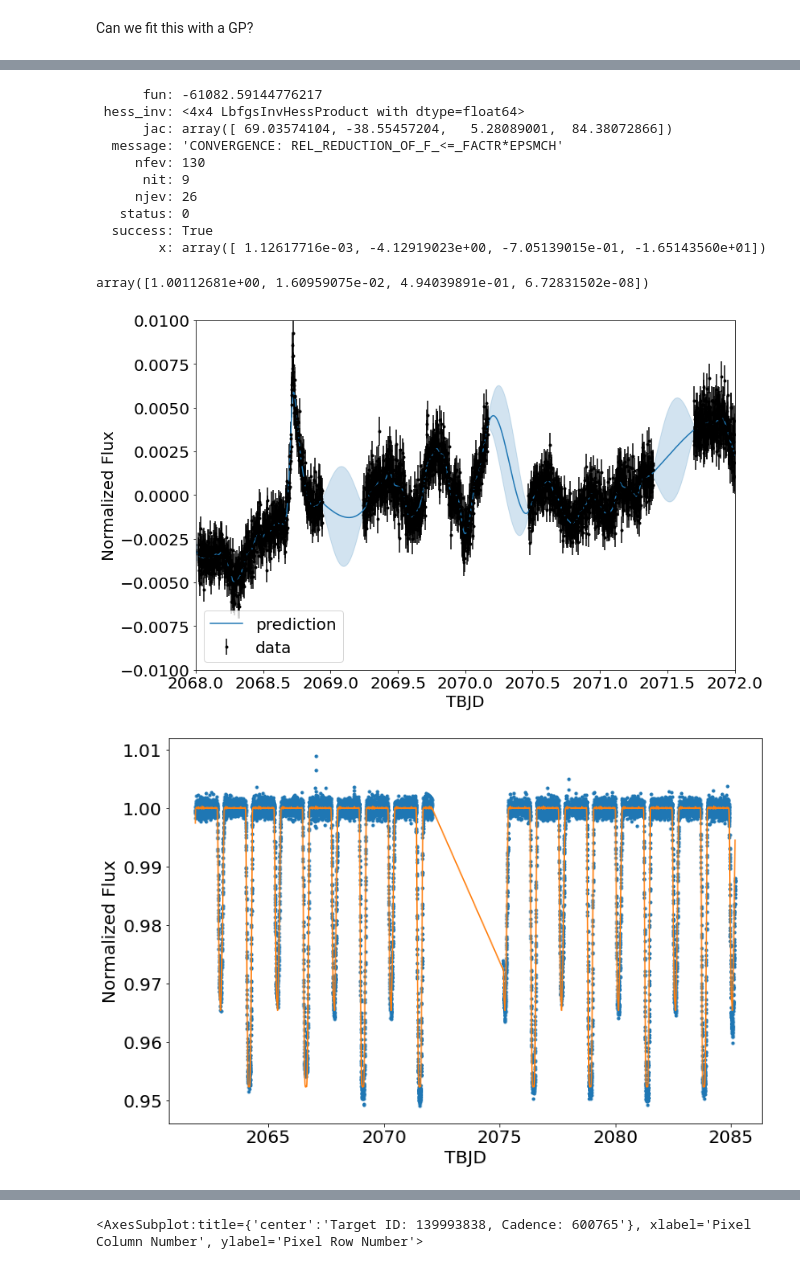
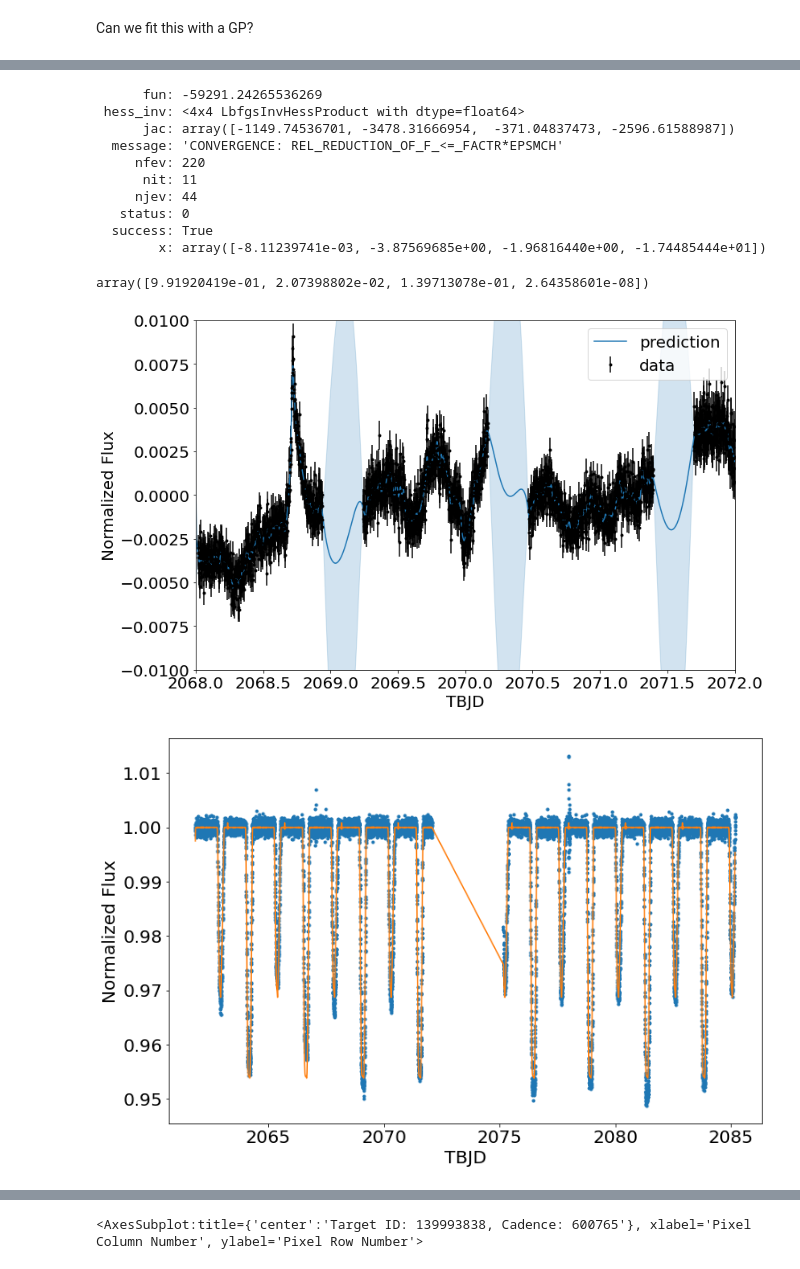
Before and after one commit to benjaminpope/mtv, a Jupyter notebook: notebooks/z_ind.ipynb, the cells around one changed output, grey strips where cells are left out. Cells and saved outputs as stored; diff of their text form; code cells hidden in the pictures.

```diff
--- a/notebooks/z_ind.ipynb
+++ b/notebooks/z_ind.ipynb
@@ -32,5 +37,5 @@ search = lk.search_lightcurvefile("Z Ind",exptime=120)
 # %%
-lc = search[0].download().remove_nans().remove_outliers()
+lc = search[0].download().remove_nans().remove_outliers().normalize()
 lc = lc[lc.quality == 0]
 lc.scatter()
 # plt.axvline(2064.2 + 2.4639548974948435)
@@ -439,8 +468,8 @@ plt.plot(x,model)
 def normalize(xx):
     return (xx-xx.min())/(xx.max()-xx.min())
 
-basis = np.vander(normalize(x[~m][~mm]),3)
-soln = np.linalg.lstsq(basis,(y-model)[~m][~mm])
+basis = np.vander(normalize(x[~m]),3)
+soln = np.linalg.lstsq(basis,(y-model)[~m])
 # help(np.linalg.lstsq)
 coeffs = soln[0]
 newbasis = np.vander(normalize(x),3)
@@ -485,9 +514,9 @@ kernel = term2
 gp = celerite2.GaussianProcess(kernel, mean=0.0)
 gp.compute(x[~m], yerr=yerr[~m])
 # %%
-t = x[~m*~flare]
-newy = (y-model-trend)[~m*~flare]
-newyerr = yerr[~m*~flare]
+t = x[~m]
+newy = (y-model-trend)[~m]
+newyerr = yerr[~m]
 plt.plot(t,newy)
 # %% [output]
 [<matplotlib.lines.Line2D at 0x...>]
@@ -516,20 +545,20 @@ soln = minimize(neg_log_like, initial_params, method="L-BFGS-B", args=(gp,))
 opt_gp = set_params(soln.x, gp)
 soln
 # %% [output]
-      fun: -61082.59144776217
+      fun: -59291.24265536269
  hess_inv: <4x4 LbfgsInvHessProduct with dtype=float64>
-      jac: array([ 69.03574104, -38.55457204,   5.28089001,  84.38072866])
+      jac: array([-1149.74536701, -3478.31666954,  -371.04837473, -2596.61588987])
   message: 'CONVERGENCE: REL_REDUCTION_OF_F_<=_FACTR*EPSMCH'
-     nfev: 130
-      nit: 9
-     njev: 26
+     nfev: 220
+      nit: 11
+     njev: 44
    status: 0
   success: True
-        x: array([ 1.12617716e-03, -4.12919023e+00, -7.05139015e-01, -1.65143560e+01])
+        x: array([-8.11239741e-03, -3.87569685e+00, -1.96816440e+00, -1.74485444e+01])
 # %%
 np.exp(soln['x'])
 # %% [output]
-array([1.00112681e+00, 1.60959075e-02, 4.94039891e-01, 6.72831502e-08])
+array([9.91920419e-01, 2.07398802e-02, 1.39713078e-01, 2.64358601e-08])
 # %%
 mu, variance = opt_gp.predict(newy, t=x, return_var=True)
 # %%
@@ -547,31 +576,32 @@ plt.xlabel('TBJD')
 plt.ylabel('Normalized Flux')
 plt.savefig('z_ind_gp.png',bbox_inches='tight')
 # %% [output]
-[figure, old version]
+[figure, new version]
 # %%
 from scipy.ndimage.filters import gaussian_filter1d as gaussfilt
 # %%
 fig = plt.figure(figsize=(12.0,8.0))
 
-t_base = (x)[~flare]
+t_folded = (x % period)#[~flare]
+
+t_base = (x)
 args = np.argsort(t_folded)
 t_folded = t_folded
-y_unfolded = ((y-model-trend)+1 - mu)[~flare]
+y_unfolded = ((y-model-trend)+1 - mu)
 
-t_folded = (x % period)[~flare]
 args = np.argsort(t_folded)
 t_folded = t_folded[args]
-y_folded = ((y-model-trend)+1 - mu)[~flare][args]
+y_folded = ((y-model-trend)+1 - mu)[args]
 smooth = gaussfilt(y_folded,30)
 
 plt.plot(t_base, y_unfolded,'.')
 plt.plot(t_base, smooth[np.argsort(args)],'-')
 
 plt.xlabel('TBJD')
 plt.ylabel('Normalized Flux')
 plt.savefig('z_ind_eclipses.png',bbox_inches='tight')
 # %% [output]
-[figure, old version]
+[figure, new version]
 # %%
 fig = plt.figure(figsize=(12.0,8.0))
 
```
Also changed, not shown: parts of 29 cells of this notebook.
